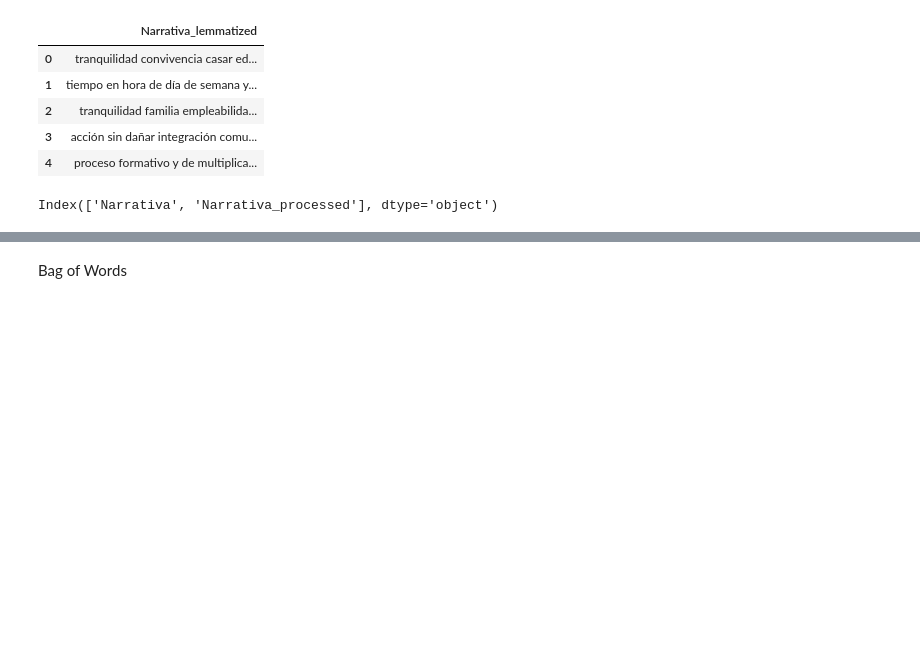
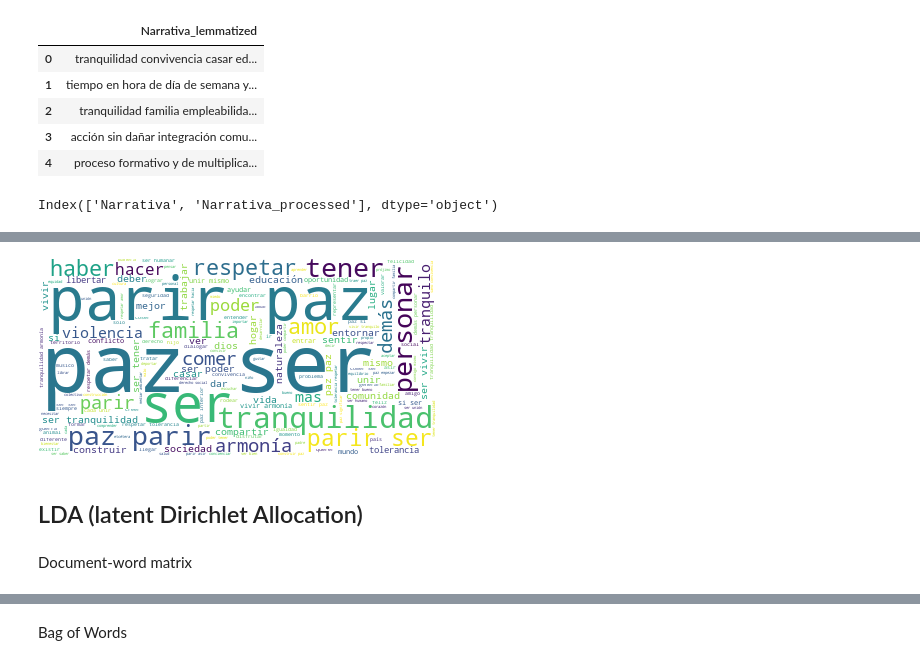
Before and after one commit to garzuzo/OPC_PDG, a Jupyter notebook: OPC_PDG_Analitica.ipynb, the cells around one changed output, grey strips where cells are left out. Saved outputs shown, nothing was run; the diff lists cells and outputs as text; code cells hidden in the pictures; blank space fills up the shorter version.

```diff
--- a/OPC_PDG_Analitica.ipynb
+++ b/OPC_PDG_Analitica.ipynb
@@ -876,0 +913,19 @@ Stemming: Convierte la palabra a su root word
+# %%
+# Join the different processed titles together.
+long_string= ""
+for text in df['Narrativa_lemmatized']:
+    for token in text:
+        long_string += token + ","
+
+# Create a WordCloud object
+wordcloud = WordCloud(background_color="white", max_words=5000, contour_width=3, contour_color='steelblue')
+# Generate a word cloud
+wordcloud.generate(long_string)
+# Visualize the word cloud
+wordcloud.to_image()
+# %% [output]
+[figure, added]
+# %% [markdown]
+## LDA (latent Dirichlet Allocation)
+# %% [markdown]
+Document-word matrix
```
Also changed, not shown: parts of 40 cells of this notebook.
